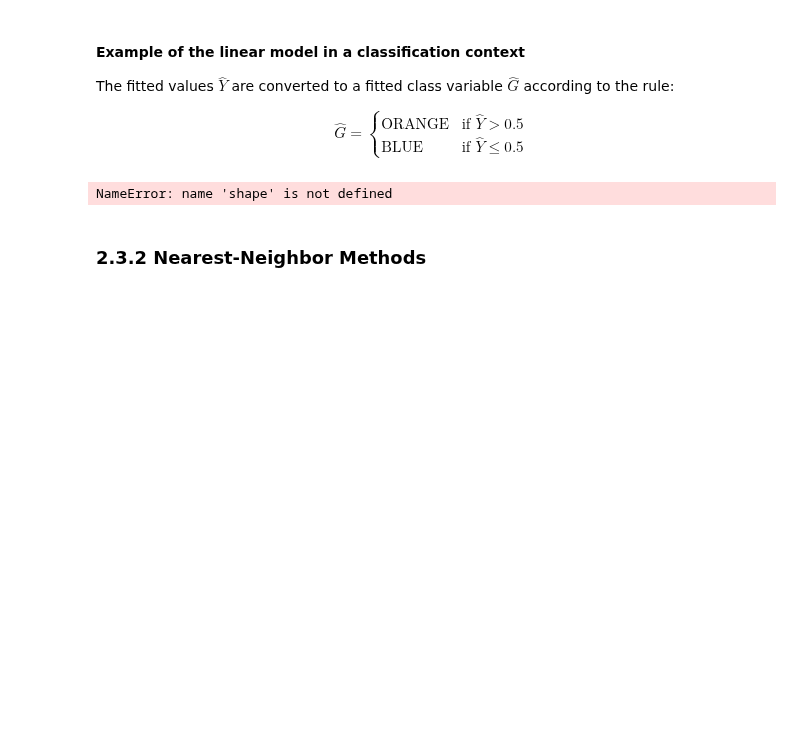
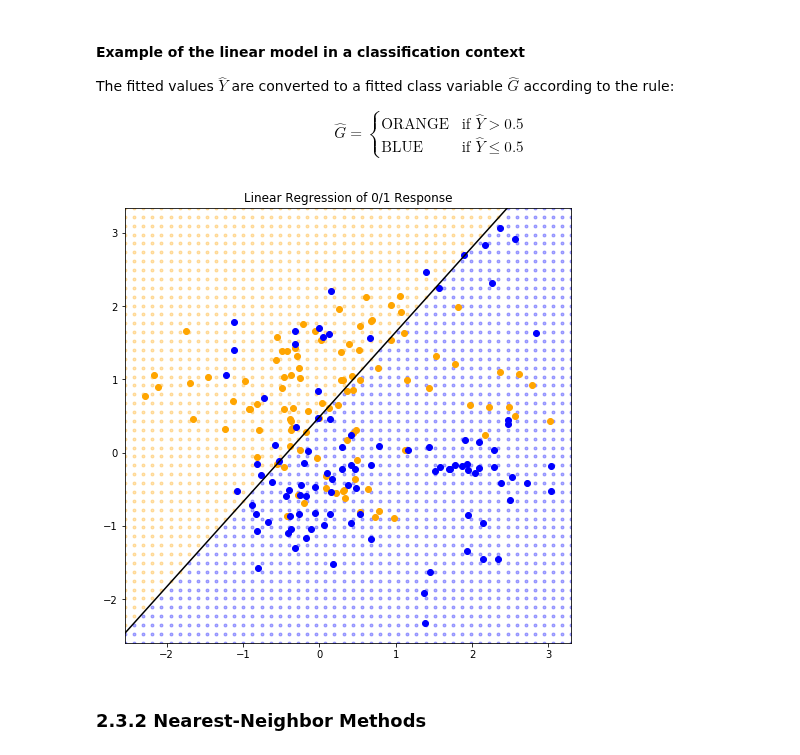
Before and after one commit to maitbayev/the-elements-of-statistical-learning, a Jupyter notebook: chapter-02/2.3-least-squares-and-nearest-neighbors.ipynb, the cells around one changed output. Cells and saved outputs as stored; diff of their text form; code cells hidden in the pictures; blank space fills up the shorter version.

```diff
--- a/chapter-02/2.3-least-squares-and-nearest-neighbors.ipynb
+++ b/chapter-02/2.3-least-squares-and-nearest-neighbors.ipynb
@@ -63,11 +63,3 @@ $$\mathbf{X}^T(\mathbf{y} - \mathbf{X}\beta) = 0$$
 If $\mathbf{X}^T\mathbf{X}$ is nonsingular, then the unique solution is given by:
 
 $$\hat{\beta} = (\mathbf{X}^T\mathbf{X})^{-1}\mathbf{X}^T\mathbf{y}$$
-# %%
-data_x = np.r_[blue_data, orange_data]
-data_y = np.r_[np.zeros(sample_size), np.ones(sample_size)]
-X = np.c_[np.ones((2 * sample_size, 1)), data_x]
-
-beta = np.linalg.inv(X.T @ X) @ X.T @ data_y
-
-print("beta = ", beta)
@@ -75,0 +66,15 @@ beta =  [ 0.50495281 -0.17474632  0.16961916]
+# %%
+class LinearRegression:
+    def fit(self, X, y):
+        X = np.c_[np.ones((X.shape[0], 1)), X]
+        self.beta = np.linalg.inv(X.T @ X) @ X.T @ y
+
+        return self.beta
+
+    def predict(self, x):
+        return np.dot(self.beta, np.r_[1, x])
+
+model = LinearRegression()
+
+beta = model.fit(data_x, data_y)
+print("beta = ", beta)
@@ -90,35 +97,35 @@ $$
 from itertools import filterfalse, product
 
 def plot_grid(orange_grid, blue_grid):
     axes.plot(orange_grid[:, 0], orange_grid[:, 1], '.', zorder = 0.001,
           color='orange', alpha = 0.3, scalex = False, scaley = False)
 
     axes.plot(blue_grid[:, 0], blue_grid[:, 1], '.', zorder = 0.001,
           color='blue', alpha = 0.3, scalex = False, scaley = False)
 
 plot_xlim = axes.get_xlim()
 plot_ylim = axes.get_ylim()
 
 grid = np.array([*product(np.linspace(*plot_xlim, 50), np.linspace(*plot_ylim, 50))])
 
-is_orange = lambda x: np.dot(beta, [1, *x]) > 0.5
+is_orange = lambda x: model.predict(x) > 0.5
 
 orange_grid = np.array([*filter(is_orange, grid)])
 blue_grid = np.array([*filterfalse(is_orange, grid)])
 
 axes.clear()
 axes.set_title("Linear Regression of 0/1 Response")
 plot_data(orange_data, blue_data)
 plot_grid(orange_grid, blue_grid)
 
 find_y = lambda x: (0.5 - beta[0] - x * beta[1]) / beta[2]
 axes.plot(plot_xlim, [*map(find_y, plot_xlim)], color = 'black',
           scalex = False, scaley = False)
 
 
 fig
 # %% [output]
-NameError: name 'shape' is not defined
+[figure, added]
 # %% [markdown]
 ### 2.3.2 Nearest-Neighbor Methods
 # %% [markdown]
```
Also changed, not shown: parts of 7 cells of this notebook.
